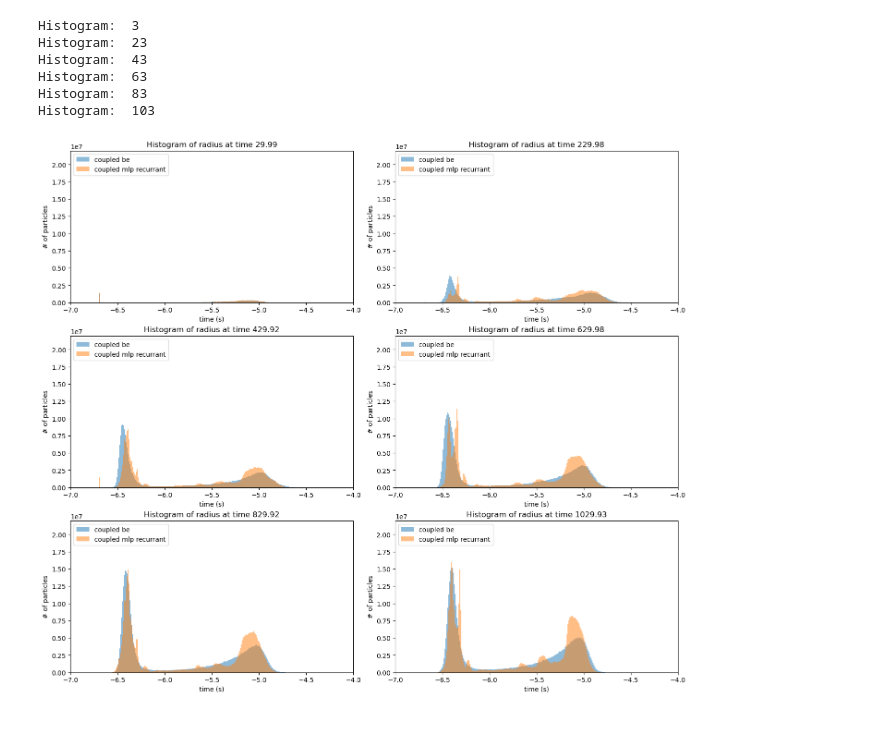
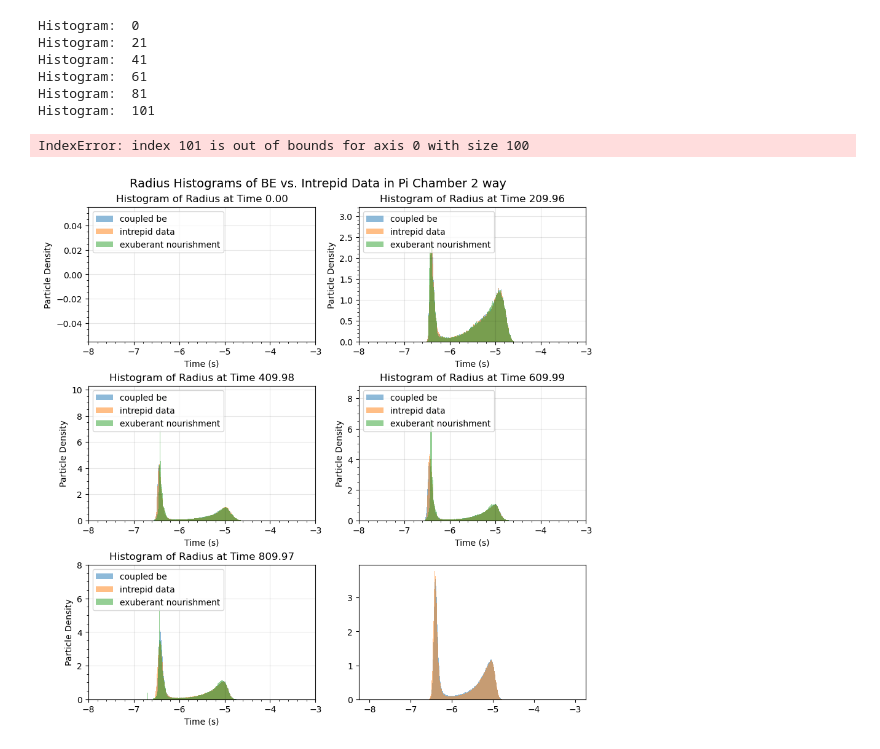
Before and after one commit to RichterLab/NTLP, a Jupyter notebook: droplet_approximation/notebooks/history_postprocessing.ipynb, the cells around one changed output. Cells and saved outputs as stored; diff of their text form; code cells hidden in the pictures.

```diff
--- a/droplet_approximation/notebooks/history_postprocessing.ipynb
+++ b/droplet_approximation/notebooks/history_postprocessing.ipynb
@@ -9,9 +9,12 @@ history_folder = "../history/coupled/"
 #                    "history_uncoupled_MLP_400M.nc",
 #                    "history_uncoupled_MLP_unbounded.nc"]
 
-history_filenames = ["history_coupled_be.nc", "history_coupled_mlp_recurrant.nc", "history_coupled_mlp_recurrant_2.nc"]
-
-histogram_filenames = ["histograms_coupled_be.nc", "histograms_coupled_mlp_recurrant.nc"]
+#history_filenames = ["history_BE.nc", "history_bony_innocence.nc"]
+#histogram_filenames = ["histograms_BE.nc", "histograms_bony_innocence.nc"]
+#history_filenames = ["history_BE.nc", "history_jam_packed_semifinal.nc"]
+#histogram_filenames = ["histograms_BE.nc", "histograms_jam_packed_semifinal.nc"]
+history_filenames = ["history_coupled_be.nc", "history_exuberant_nourishment.nc"]
+histogram_filenames = ["histograms_coupled_be.nc", "histograms_exuberant_nourishment.nc"]
 history_file_count = len(history_filenames)
 histogram_file_count = len(histogram_filenames)
 history_names = [" ".join(filename.split(".")[0].split("_")[1:]).replace("-", " ") for filename in history_filenames]
@@ -36,7 +39,7 @@ history_variable_scales = [(0.0, 0.0),
                            (289.5, 290.5),
                            (0.0, 0.0)]
 
-histogram_time_step = 20
+histogram_time_step = 800 // 6
 # %%
 histogram_files = [Dataset(history_folder + filename, mode='a') for filename in histogram_filenames]
 
@@ -45,7 +48,8 @@ histogram_variables = [[[file.variables[varname + "bins"][:],[file.variables[var
 
 histogram_times = [file.variables["time"][:] for file in histogram_files]
 histogram_samples = [i*histogram_time_step + 3 for i in range(len(histogram_times[0])//histogram_time_step + 1)]
-#histogram_samples = [5,6,7,8,10,13,18,23]
+histogram_samples = np.searchsorted( histogram_times[0], np.linspace(0.0, 1000.0, 6) )
+#histogram_samples = np.searchsorted( histogram_times[0], np.linspace(10.0, 920.0, 8) )
 # %%
 history_files = [Dataset(history_folder + filename, mode='a') for filename in history_filenames]
 history_auxiliary_variables = [[file.variables[varname][:] for file in history_files] for varname in history_auxiliary_variable_names]
@@ -65,22 +69,20 @@ for v in history_averaged_variables:
 history_variables = [[file.variables[varname][:] for file in history_files] for varname in history_variable_names]
 # %%
 fig, axs = plt.subplots((len(history_variables)+1)//2, 2, constrained_layout=True)
-fig.set_figheight(16)
-fig.set_figwidth(14)
+fig.set_figheight(9)
+fig.set_figwidth(9)
+fig.suptitle("History graphs of BE vs. Intrepid Data in PI Chamber 2 way", fontsize=14)
 
 for i in range(0,len(history_variables)):
     index = [i//2, i%2]
     for j in range(history_file_count):
         axs[*index].plot(history_auxiliary_variables[0][j], history_variables[i][j])
-    for t in histogram_samples:
-        axs[*index].axvspan(history_auxiliary_variables[0][0][t], history_auxiliary_variables[0][0][t]+5, facecolor='lightgray', alpha=0.8)
-
+    #for t in histogram_samples:
+    #    axs[*index].axvspan(history_auxiliary_variables[0][0][t], history_auxiliary_variables[0][0][t]+5, facecolor='lightgray', alpha=0.8)
     axs[*index].legend(history_names, loc="lower right")
     axs[*index].set_title("Graph of " + history_variable_names[i] + " for various models")
     axs[*index].set(xlabel="time (s)", ylabel=history_variable_labels[i])
     if history_variable_scales[i] != (0.0,0.0):
         axs[*index].set(ylim = history_variable_scales[i])
     axs[*index].minorticks_on()
-
-fig.suptitle("History graphs of network box uncoupled 400M l1 recurrant 6 epochs against NTLP history - sha: bd15077972b2e0a085b484b301d0d847b54fc527")
 # %% [output]
@@ -89,29 +90,34 @@ Text(0.5, 0.98, 'History graphs of network box uncoupled 400M l1 recurrant 6 epo
 # %%
 histogram_count = len(histogram_samples)
 # NOTE may note have the same number of histograms - fix later. Probably take the min across all
 
 fig, axs = plt.subplots(np.ceil(histogram_count/2.0).astype(int), 2, constrained_layout=True)
-fig.set_figheight(12)
-fig.set_figwidth(14)
+fig.set_figheight(9)
+fig.set_figwidth(9)
+fig.suptitle("Radius Histograms of BE vs. Intrepid Data in Pi Chamber 2 way", fontsize=14)
 for i,sample in enumerate(histogram_samples):
     print("Histogram: ", sample)
     index = [i//2, i%2]
     for j in range(histogram_file_count):
         counts = histogram_variables[0][j][1][0][sample]
         bins = histogram_variables[0][j][0]
 
-        axs[*index].hist(bins[:len(counts)],bins=bins, weights=counts, alpha=0.5)
+        axs[*index].hist(bins[:len(counts)],bins=bins, weights=counts, alpha=0.5,density=True )
     axs[*index].legend(history_names, loc="upper left")
     #axs[*index].axvspan(-4.2757, 0, facecolor='lightgray', alpha=0.8)
-    axs[*index].set_title(f"Histogram of radius at time {histogram_times[0][sample]:.2f}")
-    axs[*index].set(xlabel="time (s)", ylabel="# of particles", xlim=(-7,-4.0), ylim=(0.0,22000000))
+    axs[*index].set_title(f"Histogram of Radius at Time {histogram_times[0][sample]:.2f}")
+    axs[*index].minorticks_on()
+    axs[*index].grid( color="k", alpha=0.1 )
+    axs[*index].set(xlabel="Time (s)", ylabel="Particle Density", xlim=(-8,-3.0) )
+    #axs[*index].set(xlabel="Time (s)", ylabel="# of Particles", xlim=(-7,-4.0), ylim=(0.0,4.0))
 # %% [output]
-Histogram:  3
-Histogram:  23
-Histogram:  43
-Histogram:  63
-Histogram:  83
-Histogram:  103
+Histogram:  0
+Histogram:  21
+Histogram:  41
+Histogram:  61
+Histogram:  81
+Histogram:  101
+IndexError: index 101 is out of bounds for axis 0 with size 100
-[figure, old version]
+[figure, new version]
 # %%
 fig, axs = plt.subplots(np.ceil(len(histogram_samples)/2.0).astype(int), 2, constrained_layout=True)
```
Also changed, not shown: parts of 2 cells of this notebook, 1 other file.
